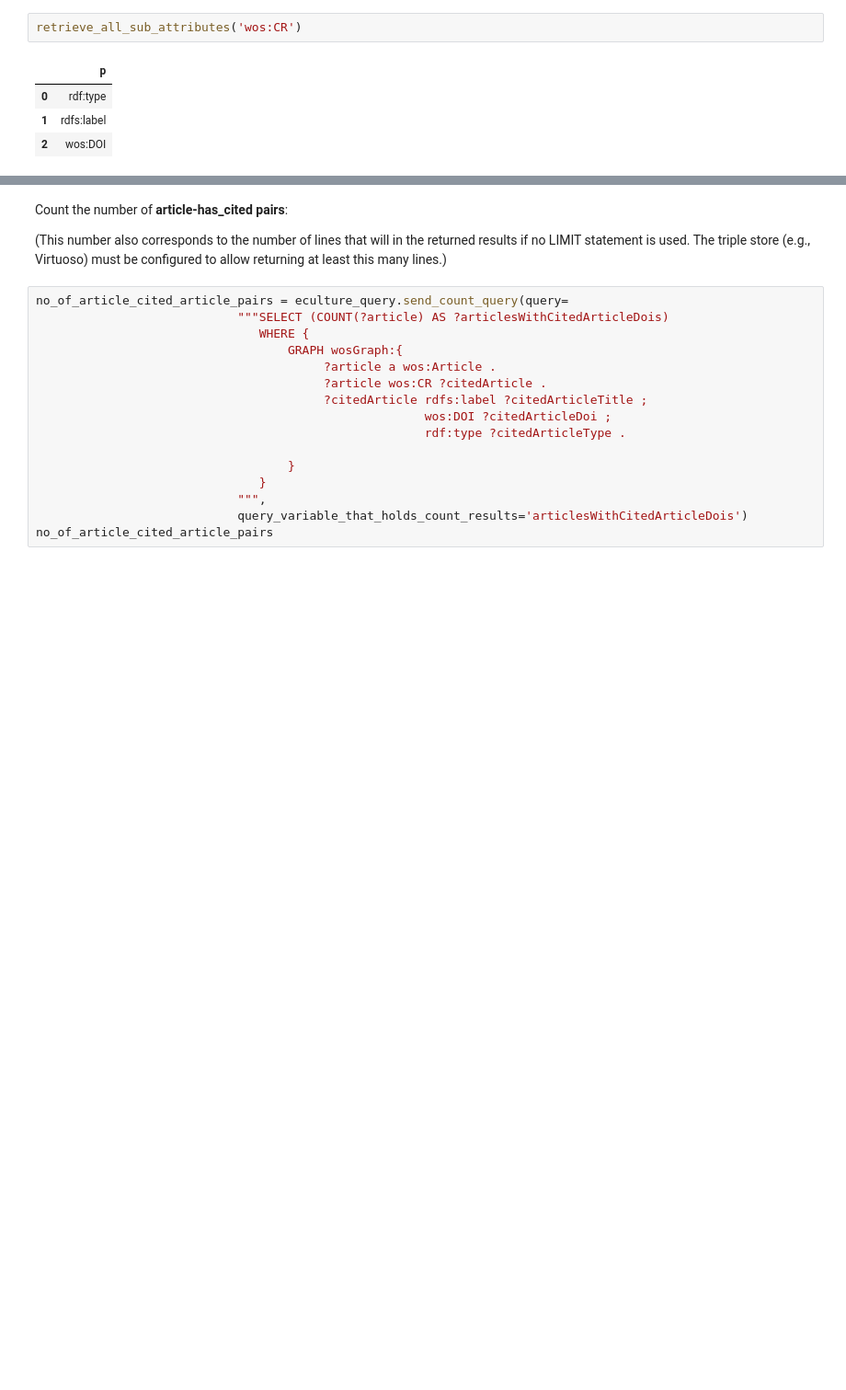
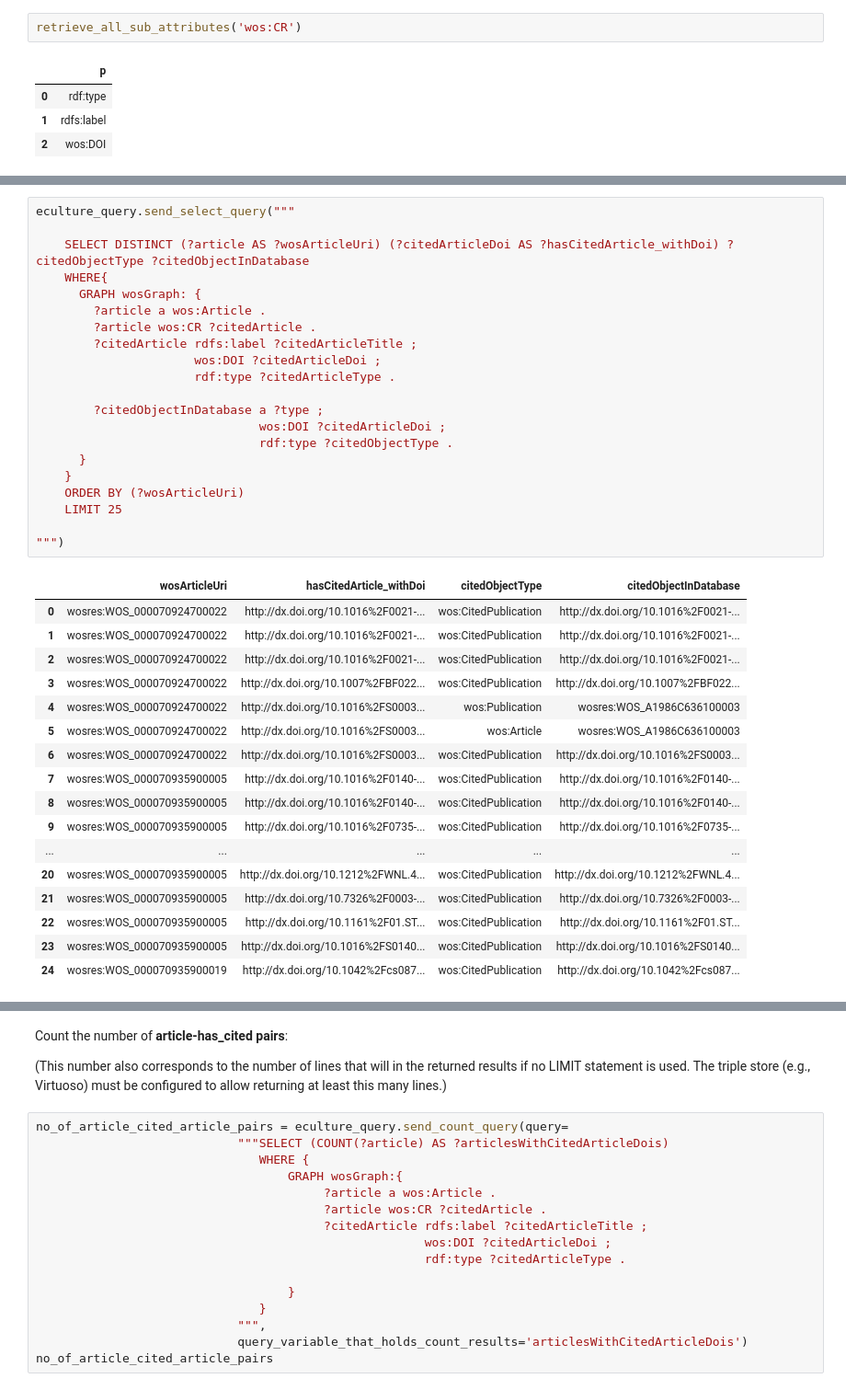
Before and after one commit to clokman/KFIR, a Jupyter notebook: notebooks/KFIR.ipynb, the cells around one changed output, grey strips where cells are left out. Shown: that part at 92% size. Drawn from its saved outputs; the diff is of its cells as text; blank space fills up the shorter version.

```diff
--- a/notebooks/KFIR.ipynb
+++ b/notebooks/KFIR.ipynb
@@ -627,0 +638,39 @@ eculture_query.send_select_query("""
+# %%
+eculture_query.send_select_query("""
+
+    SELECT DISTINCT (?article AS ?wosArticleUri) (?citedArticleDoi AS ?hasCitedArticle_withDoi) ?citedObjectType ?citedObjectInDatabase
+    WHERE{
+      GRAPH wosGraph: {
+        ?article a wos:Article .
+        ?article wos:CR ?citedArticle .
+        ?citedArticle rdfs:label ?citedArticleTitle ;
+                      wos:DOI ?citedArticleDoi ;
+                      rdf:type ?citedArticleType .
+
+        ?citedObjectInDatabase a ?type ;
+                               wos:DOI ?citedArticleDoi ;
+                               rdf:type ?citedObjectType .
+      }
+    }
+    ORDER BY (?wosArticleUri)
+    LIMIT 25
+
+""")
+# %% [output]
+|  | wosArticleUri | hasCitedArticle_withDoi | citedObjectType | citedObjectInDatabase |
+| 0 | wosres:WOS_000070924700022 | http://dx.doi.org/10.1016%2F0021-... | wos:CitedPublication | http://dx.doi.org/10.1016%2F0021-... |
+| 1 | wosres:WOS_000070924700022 | http://dx.doi.org/10.1016%2F0021-... | wos:CitedPublication | http://dx.doi.org/10.1016%2F0021-... |
+| 2 | wosres:WOS_000070924700022 | http://dx.doi.org/10.1016%2F0021-... | wos:CitedPublication | http://dx.doi.org/10.1016%2F0021-... |
+| 3 | wosres:WOS_000070924700022 | http://dx.doi.org/10.1007%2FBF022... | wos:CitedPublication | http://dx.doi.org/10.1007%2FBF022... |
+| 4 | wosres:WOS_000070924700022 | http://dx.doi.org/10.1016%2FS0003... | wos:Publication | wosres:WOS_A1986C636100003 |
+| 5 | wosres:WOS_000070924700022 | http://dx.doi.org/10.1016%2FS0003... | wos:Article | wosres:WOS_A1986C636100003 |
+| 6 | wosres:WOS_000070924700022 | http://dx.doi.org/10.1016%2FS0003... | wos:CitedPublication | http://dx.doi.org/10.1016%2FS0003... |
+| 7 | wosres:WOS_000070935900005 | http://dx.doi.org/10.1016%2F0140-... | wos:CitedPublication | http://dx.doi.org/10.1016%2F0140-... |
+| 8 | wosres:WOS_000070935900005 | http://dx.doi.org/10.1016%2F0140-... | wos:CitedPublication | http://dx.doi.org/10.1016%2F0140-... |
+| 9 | wosres:WOS_000070935900005 | http://dx.doi.org/10.1016%2F0735-... | wos:CitedPublication | http://dx.doi.org/10.1016%2F0735-... |
+| ... | ... | ... | ... | ... |
+| 20 | wosres:WOS_000070935900005 | http://dx.doi.org/10.1212%2FWNL.4... | wos:CitedPublication | http://dx.doi.org/10.1212%2FWNL.4... |
+| 21 | wosres:WOS_000070935900005 | http://dx.doi.org/10.7326%2F0003-... | wos:CitedPublication | http://dx.doi.org/10.7326%2F0003-... |
+| 22 | wosres:WOS_000070935900005 | http://dx.doi.org/10.1161%2F01.ST... | wos:CitedPublication | http://dx.doi.org/10.1161%2F01.ST... |
+| 23 | wosres:WOS_000070935900005 | http://dx.doi.org/10.1016%2FS0140... | wos:CitedPublication | http://dx.doi.org/10.1016%2FS0140... |
+| 24 | wosres:WOS_000070935900019 | http://dx.doi.org/10.1042%2Fcs087... | wos:CitedPublication | http://dx.doi.org/10.1042%2Fcs087... |
```
Also changed, not shown: parts of 12 cells of this notebook, 2 other files.
